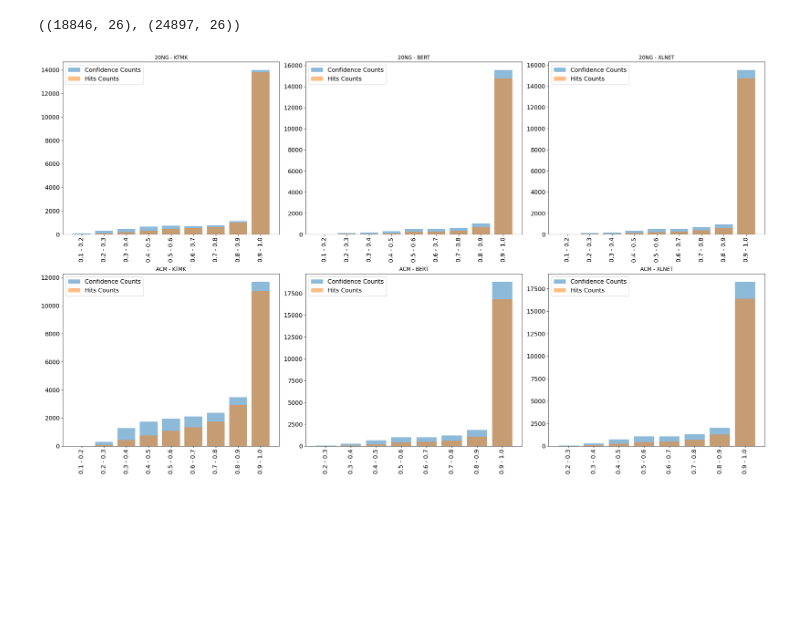
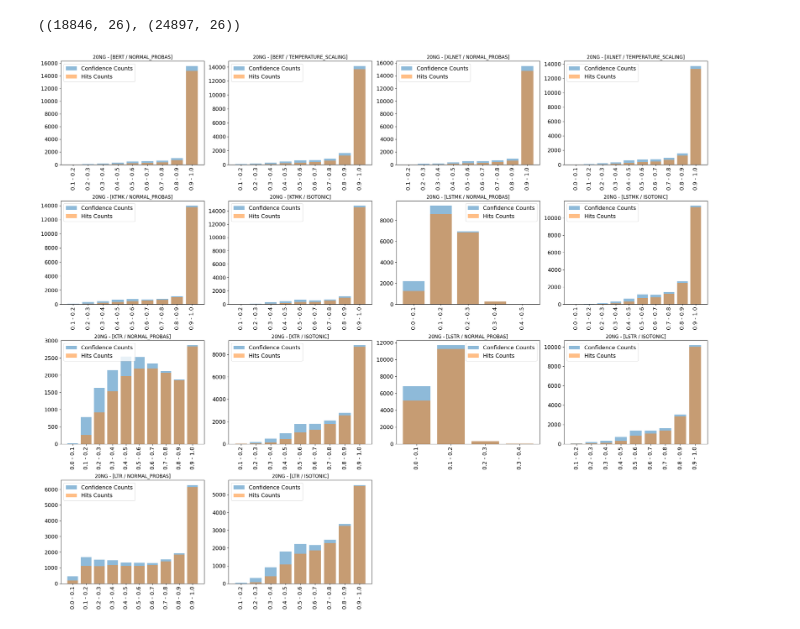
Before and after one commit to warSantos/MS, a Jupyter notebook: analysis/analysis_stacking/hits_by_probs.ipynb, the cells around one changed output. Drawn from its saved outputs; the diff is of its cells as text; code cells hidden in the pictures; blank space fills up the shorter version.

```diff
--- a/analysis/analysis_stacking/hits_by_probs.ipynb
+++ b/analysis/analysis_stacking/hits_by_probs.ipynb
@@ -74,16 +99,16 @@ def plot_bar(probas, hits):
     _ = plt.xticks(ticks=x, labels=labels, rotation=90)
     plt.legend(fontsize=14)
 # %%
-def plot_proba_dist(d_probas, pd_datasets, dset, clf):
-    predictions = d_probas[dset][clf].argmax(axis=1)
+def plot_proba_dist(d_probas, pd_datasets, dataset, clf):
+    predictions = d_probas[dataset][clf].argmax(axis=1)
     probas = []
     hits = {}
-    df = pd_datasets[dset]
+    df = pd_datasets[dataset]
     hits_count = 0
     # For each prediction
     for idx, predicted_class in enumerate(predictions):
         # Getting the probability of the predicted class
-        probability = d_probas[dset][clf][idx][predicted_class] * 10
+        probability = d_probas[dataset][clf][idx][predicted_class] * 10
         bean = np.trunc(probability) / 10
         bean = 0.9 if bean >= 1 else bean
         probas.append(bean)
@@ -93,23 +118,26 @@ def plot_proba_dist(d_probas, pd_datasets, dset, clf):
             hits[bean] += 1
             hits_count += 1
 
-    #print(f"{dset.upper()} - {clf.upper()} - MaF1: {f1_score(d_labels[dset], predictions, average='macro')} - Hits {hits_count}")
+    #print(f"{dataset.upper()} - {clf.upper()} - MaF1: {f1_score(d_labels[dataset], predictions, average='macro')} - Hits {hits_count}")
     plot_bar(probas, hits)
 # %%
 def plotter(grid_data, clfs, probas, pd_datasets):
 
-    plt.figure(figsize=(24, 7 * len(grid_data)))
+    plt.figure(figsize=(24, 20))
     for plot_idx, (dset, clf_setting) in enumerate(product(grid_data, clfs)):
         clf, proba_type = clf_setting
-        plt.subplot(len(grid_data), len(clfs), plot_idx + 1)
+        plt.subplot(4, 4, plot_idx + 1)
         #plt.subplot(3, 4, plot_idx + 1)
-        plot_proba_dist(probas, pd_datasets, dset, clf)
-        plt.title(f"{dset.upper()} - {clf.upper()}")
+        if proba_type == "normal_probas":
+            plot_proba_dist(probas[0], pd_datasets, dset, clf)
+        else:
+            plot_proba_dist(probas[1], pd_datasets, dset, clf)
+        plt.title(f"{dset.upper()} - [{clf.upper()} / {proba_type.upper()}]")
         _ = plt.xticks(fontsize=14)
         _ = plt.yticks(fontsize=14)
     plt.tight_layout()
 # %%
-plotter(["20ng", "acm"], CLFS_SET, normal_probas, pd_datasets)
+plotter(["20ng"], MIX_SET, [normal_probas, calib_probas], pd_datasets)
 # %% [output]
-[figure, old version]
+[figure, new version]
 # %%
```
Also changed, not shown: parts of 9 cells of this notebook, 15 other files.
